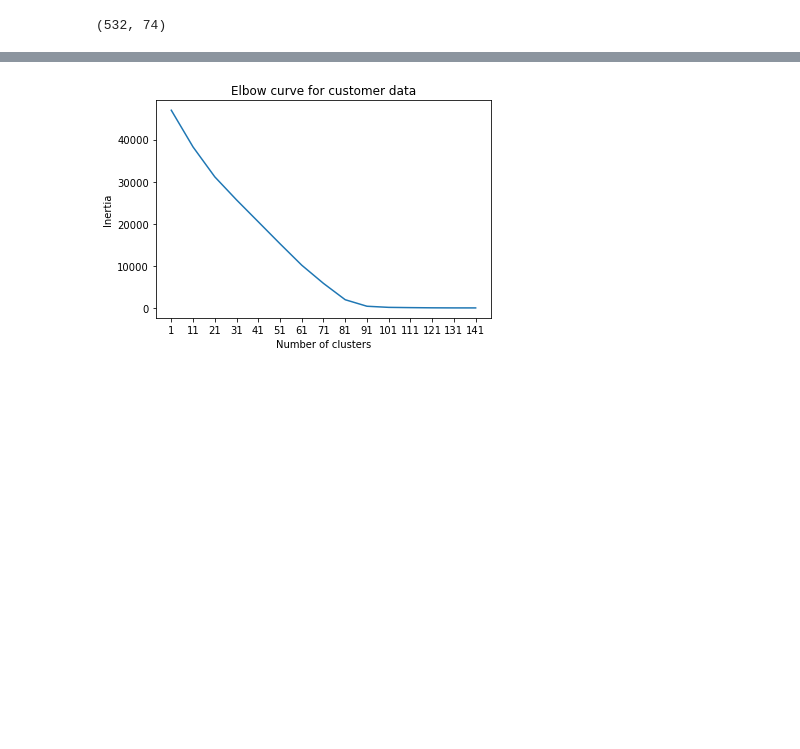
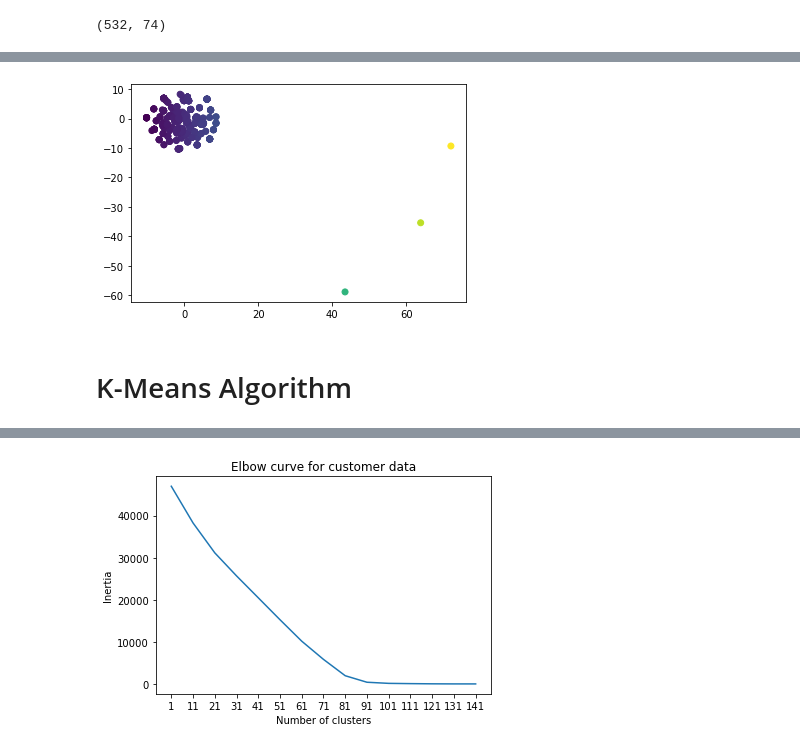
Before and after one commit to serdar-bayramov/Unsupervised-Machine-Learning-Homework, a Jupyter notebook: crypto.ipynb, the cells around one changed output, grey strips where cells are left out. Cells and saved outputs as stored; diff of their text form; code cells hidden in the pictures; blank space fills up the shorter version.

```diff
--- a/crypto.ipynb
+++ b/crypto.ipynb
@@ -177,0 +191,10 @@ plt.show()
+# %%
+#plot the data
+df_final2['x'] = tsne_features[:,0]
+df_final2['y'] = tsne_features[:,1]
+plt.scatter(df_final2['x'], df_final2['y'], c=tsne_features[:,0])
+plt.show()
+# %% [output]
+[figure, added]
+# %% [markdown]
+# K-Means Algorithm
```
Also changed, not shown: parts of 27 cells of this notebook.
